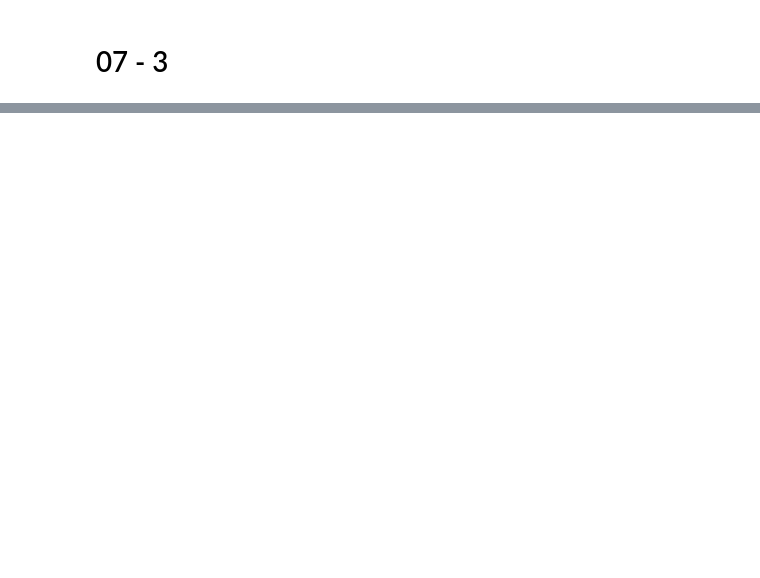
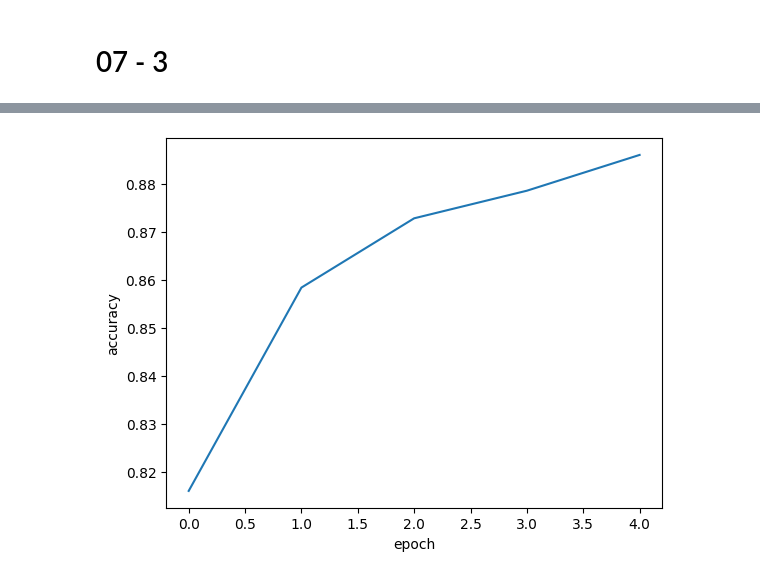
Before and after one commit to lth0813/KEPCO, a Jupyter notebook: ML & DL/Chapter07.ipynb, the cells around one changed output, grey strips where cells are left out. Saved outputs shown, nothing was run; the diff lists cells and outputs as text; code cells hidden in the pictures; blank space fills up the shorter version.

```diff
--- a/ML & DL/Chapter07.ipynb
+++ b/ML & DL/Chapter07.ipynb
@@ -356,0 +413,8 @@ model.evaluate(val_scaled, val_target)
+# %%
+# 정확도 출력해서 그래프로 그리기
+plt.plot(history.history['accuracy'])
+plt.xlabel('epoch')
+plt.ylabel('accuracy')
+plt.show()
+# %% [output]
+[figure, added]
```
Also changed, not shown: parts of 48 cells of this notebook.
